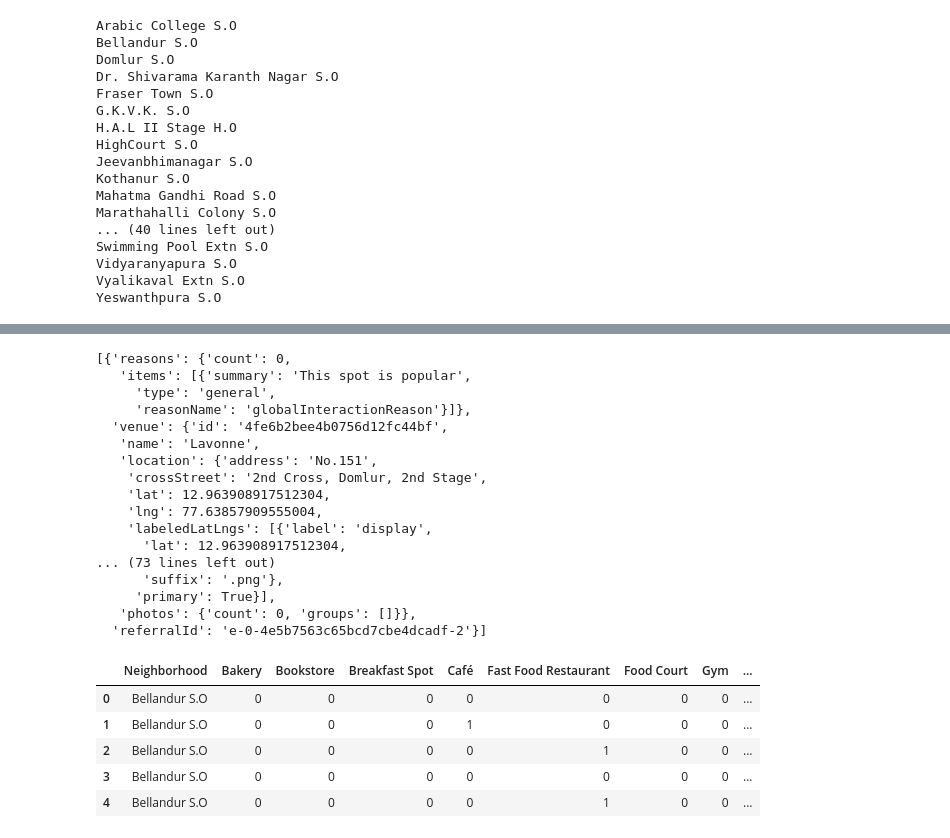
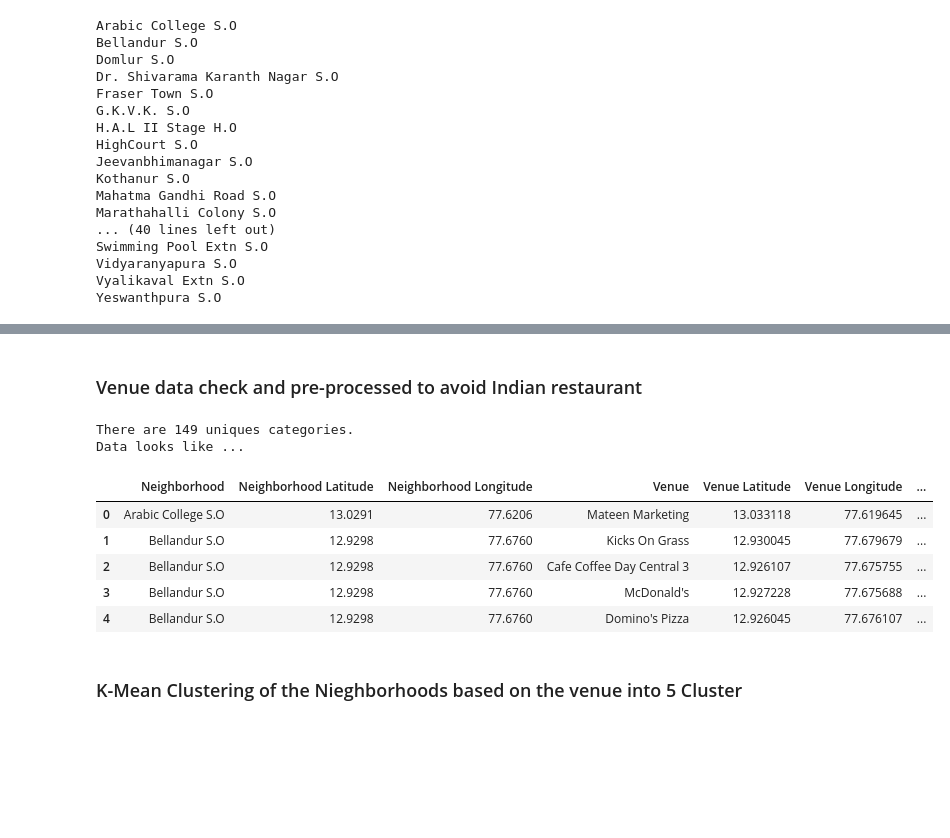
Before and after one commit to abhi-2693/Coursera_capstone, a Jupyter notebook: Capstone project/CapstoneProj_BattleoftheNeighborhoods.ipynb, the cells around one changed output, grey strips where cells are left out. Drawn from its saved outputs; the diff is of its cells as text; code cells hidden in the pictures; blank space fills up the shorter version.

```diff
--- a/Capstone project/CapstoneProj_BattleoftheNeighborhoods.ipynb
+++ b/Capstone project/CapstoneProj_BattleoftheNeighborhoods.ipynb
@@ -184,39 +173,18 @@ Bangalore_venues.head()
-# %%
-Bang_result
-# %% [output]
-[{'reasons': {'count': 0,
-   'items': [{'summary': 'This spot is popular',
-     'type': 'general',
-     'reasonName': 'globalInteractionReason'}]},
-  'venue': {'id': '4fe6b2bee4b0756d12fc44bf',
-   'name': 'Lavonne',
-   'location': {'address': 'No.151',
-    'crossStreet': '2nd Cross, Domlur, 2nd Stage',
-    'lat': 12.963908917512304,
-    'lng': 77.63857909555004,
-    'labeledLatLngs': [{'label': 'display',
-      'lat': 12.963908917512304,
-... (73 lines left out)
-      'suffix': '.png'},
-     'primary': True}],
-   'photos': {'count': 0, 'groups': []}},
-  'referralId': 'e-0-4e5b7563c65bcd7cbe4dcadf-2'}]
-# %%
-# one hot encoding
-manhattan_onehot = pd.get_dummies(Bangalore_venues[['Venue Category']], prefix="", prefix_sep="")
-
-# add neighborhood column back to dataframe
-manhattan_onehot['Neighborhood'] = Bangalore_venues['Neighborhood']
-
-# move neighborhood column to the first column
-fixed_columns = [manhattan_onehot.columns[-1]] + list(manhattan_onehot.columns[:-1])
-manhattan_onehot = manhattan_onehot[fixed_columns]
-
-manhattan_onehot.head()
-# %% [output]
-|  | Neighborhood | Bakery | Bookstore | Breakfast Spot | Café | Fast Food Restaurant | Food Court | Gym | ... |
-| 0 | Bellandur S.O | 0 | 0 | 0 | 0 | 0 | 0 | 0 | ... |
-| 1 | Bellandur S.O | 0 | 0 | 0 | 1 | 0 | 0 | 0 | ... |
-| 2 | Bellandur S.O | 0 | 0 | 0 | 0 | 1 | 0 | 0 | ... |
-| 3 | Bellandur S.O | 0 | 0 | 0 | 0 | 0 | 0 | 0 | ... |
-| 4 | Bellandur S.O | 0 | 0 | 0 | 0 | 1 | 0 | 0 | ... |
+# %% [markdown]
+### Venue data check and pre-processed to avoid Indian restaurant
+# %%
+Bangalore_venues = Bangalore_venues[Bangalore_venues['Venue Category']!='Indian Restaurant'].reset_index(drop=True)
+Bangalore_venues.dropna(inplace=True)
+print('There are {} uniques categories.\nData looks like ...'.format(len(Bangalore_venues['Venue Category'].unique())))
+Bangalore_venues.head()
+# %% [output]
+There are 149 uniques categories.
+Data looks like ...
+|  | Neighborhood | Neighborhood Latitude | Neighborhood Longitude | Venue | Venue Latitude | Venue Longitude | ... |
+| 0 | Arabic College S.O | 13.0291 | 77.6206 | Mateen Marketing | 13.033118 | 77.619645 | ... |
+| 1 | Bellandur S.O | 12.9298 | 77.6760 | Kicks On Grass | 12.930045 | 77.679679 | ... |
+| 2 | Bellandur S.O | 12.9298 | 77.6760 | Cafe Coffee Day Central 3 | 12.926107 | 77.675755 | ... |
+| 3 | Bellandur S.O | 12.9298 | 77.6760 | McDonald's | 12.927228 | 77.675688 | ... |
+| 4 | Bellandur S.O | 12.9298 | 77.6760 | Domino's Pizza | 12.926045 | 77.676107 | ... |
+# %% [markdown]
+### K-Mean Clustering of the Nieghborhoods based on the venue into 5 Cluster
```
Also changed, not shown: parts of 29 cells of this notebook.
